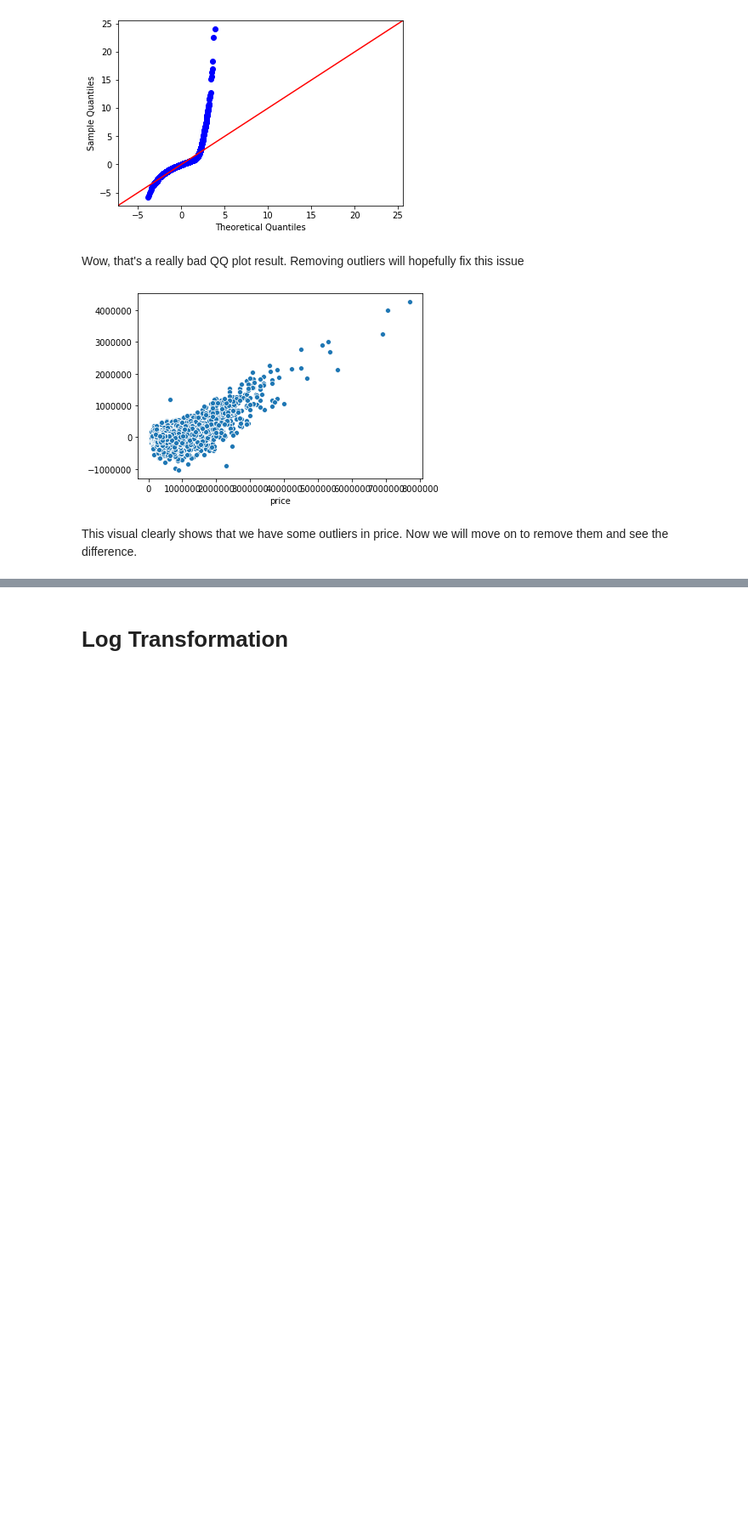
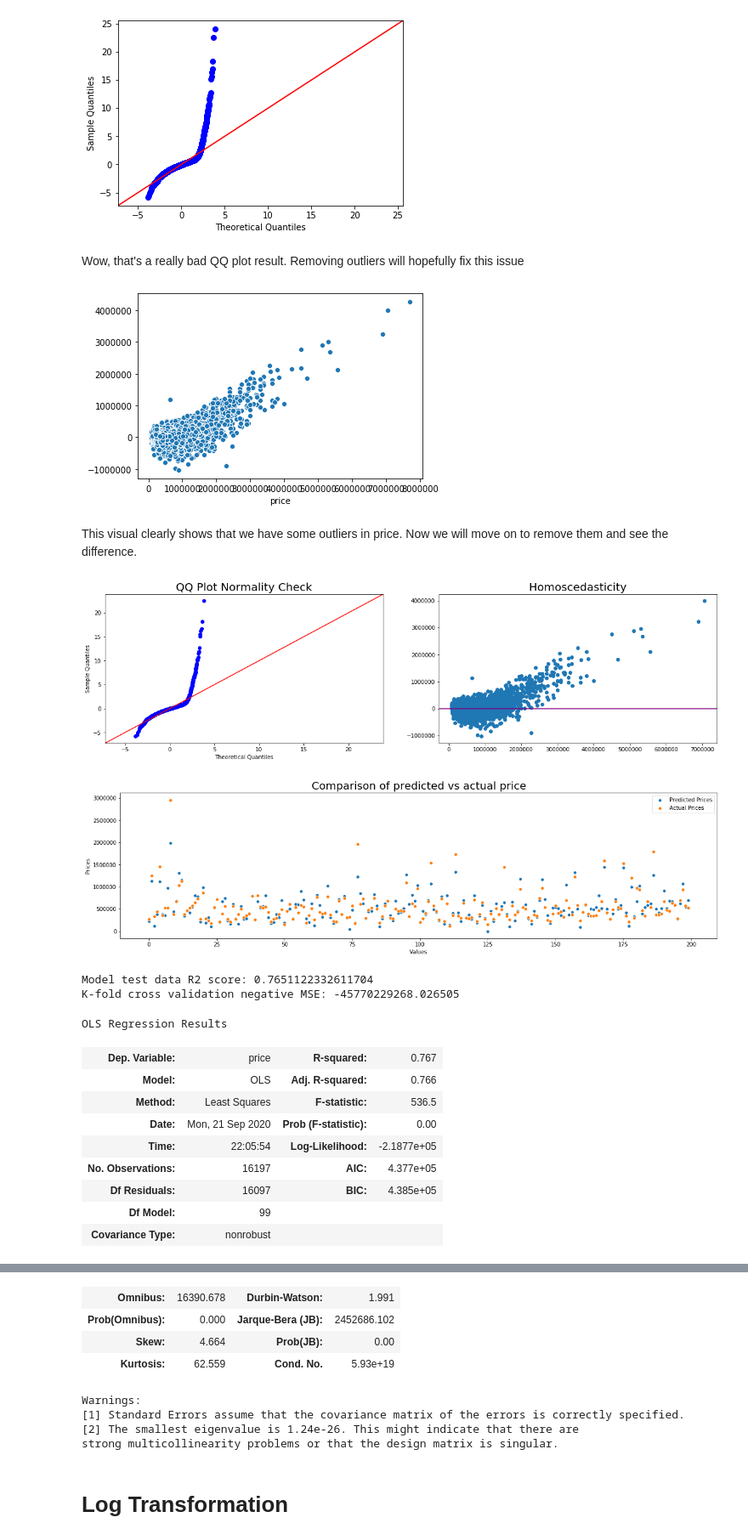
Before and after one commit to rachelbeery/dsc-mod-2-project-v2-1-onl01-dtsc-ft-070620, a Jupyter notebook: Mod 2 Final Project.ipynb, the cells around one changed output, grey strips where cells are left out. Shown at 85% size. Saved outputs shown, nothing was run; the diff lists cells and outputs as text; code cells hidden in the pictures; blank space fills up the shorter version.

```diff
--- a/Mod 2 Final Project.ipynb
+++ b/Mod 2 Final Project.ipynb
@@ -71,12 +71,17 @@ import statsmodels.api as sm
 from scipy import stats
 import statsmodels.formula.api as smf
 from statsmodels.stats.outliers_influence import variance_inflation_factor
+
 from sklearn.model_selection import train_test_split
+from sklearn.ensemble import RandomForestRegressor
+from sklearn.metrics import mean_squared_error, make_scorer
+from sklearn.metrics import roc_auc_score
 from sklearn.model_selection import cross_val_score
-from sklearn.ensemble import RandomForestRegressor
-from sklearn.metrics import roc_auc_score
+from sklearn.metrics import r2_score
+from sklearn.linear_model import LinearRegression
 from sklearn.linear_model import LogisticRegression
 from sklearn.feature_selection import VarianceThreshold, SelectFromModel
+linreg = LinearRegression()
 # %%
 # Setting the display defaults
 pd.set_option('display.max_columns', 0)
@@ -767,0 +828,17 @@ This visual clearly shows that we have some outliers in price. Now we will move
+# %%
+functionmodel1 = make_model(house_data)
+# %% [output]
+[figure, added]
+[figure, added]
+Model test data R2 score: 0.7651122332611704
+K-fold cross validation negative MSE: -45770229268.026505
+OLS Regression Results
+| Dep. Variable: | price | R-squared: | 0.767 |
+| Model: | OLS | Adj. R-squared: | 0.766 |
+| Method: | Least Squares | F-statistic: | 536.5 |
+| Date: | Mon, 21 Sep 2020 | Prob (F-statistic): | 0.00 |
+| Time: | 22:05:54 | Log-Likelihood: | -2.1877e+05 |
+| No. Observations: | 16197 | AIC: | 4.377e+05 |
+| Df Residuals: | 16097 | BIC: | 4.385e+05 |
+| Df Model: | 99 |  |  |
+| Covariance Type: | nonrobust |  |  |
@@ -768,3 +861,11 @@ This visual clearly shows that we have some outliers in price. Now we will move
+| Omnibus: | 16390.678 | Durbin-Watson: | 1.991 |
+| Prob(Omnibus): | 0.000 | Jarque-Bera (JB): | 2452686.102 |
+| Skew: | 4.664 | Prob(JB): | 0.00 |
+| Kurtosis: | 62.559 | Cond. No. | 5.93e+19 |
+Warnings:
+[1] Standard Errors assume that the covariance matrix of the errors is correctly specified.
+[2] The smallest eigenvalue is 1.24e-26. This might indicate that there are
+strong multicollinearity problems or that the design matrix is singular.
 # %% [markdown]
 # Log Transformation
 # %%
```
Also changed, not shown: parts of 28 cells of this notebook.
